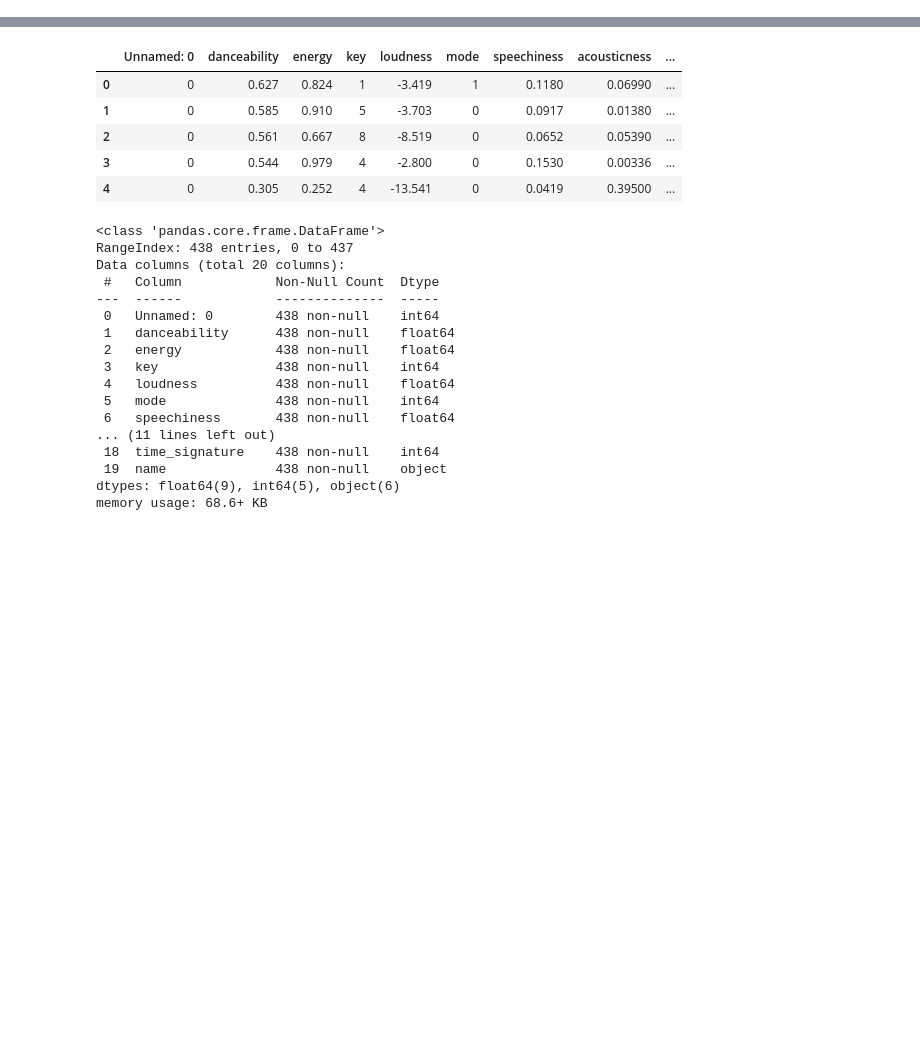
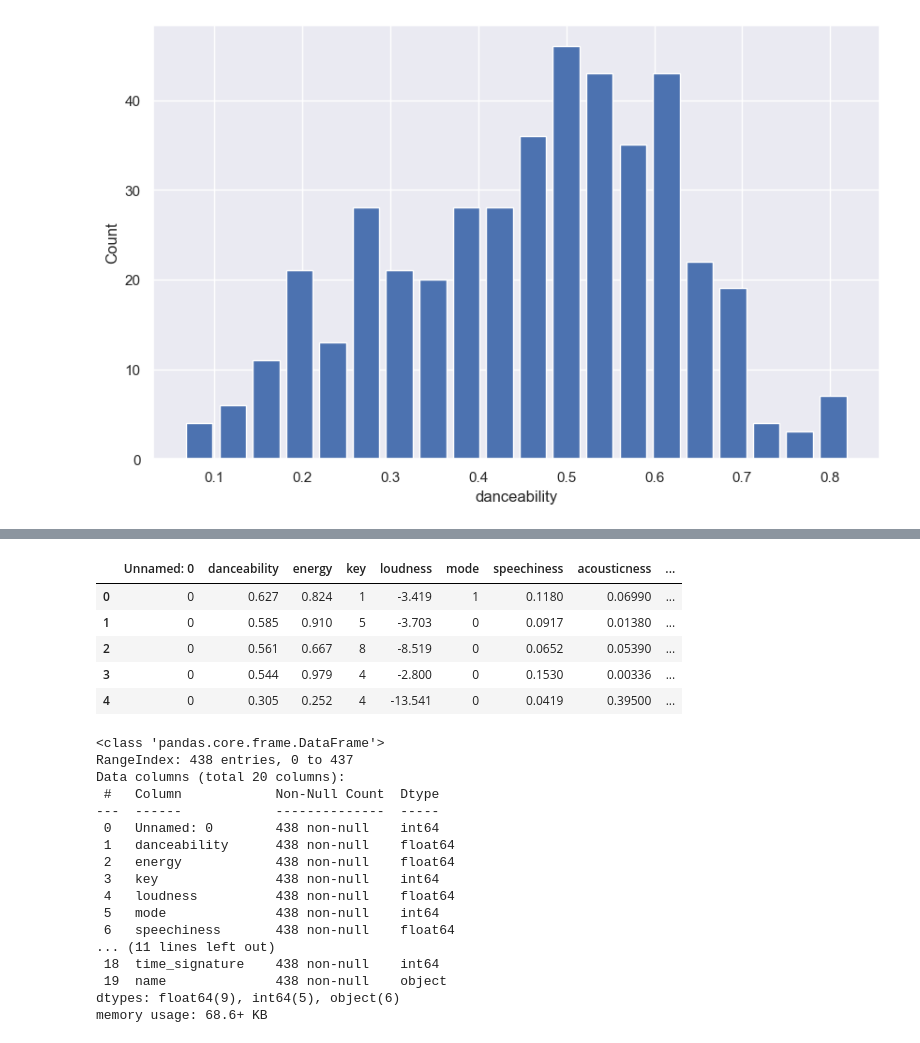
Before and after one commit to hashir-00/project-You-Anime, a Jupyter notebook: Ml model/clustering_songs.ipynb, the cells around one changed output, grey strips where cells are left out. Cells and saved outputs as stored; diff of their text form; code cells hidden in the pictures; blank space fills up the shorter version.

```diff
--- a/Ml model/clustering_songs.ipynb
+++ b/Ml model/clustering_songs.ipynb
@@ -14,0 +19,7 @@ songs=pd.read_csv("anime_songs.csv")
+# %%
+plt.hist(df.danceability, bins=20, rwidth=0.8)
+plt.xlabel('danceability')
+plt.ylabel('Count')
+plt.show()
+# %% [output]
+[figure, added]
```
Also changed, not shown: parts of 13 cells of this notebook.
